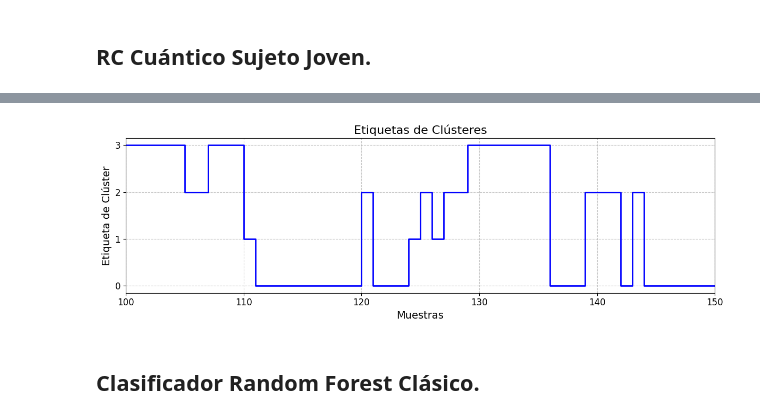
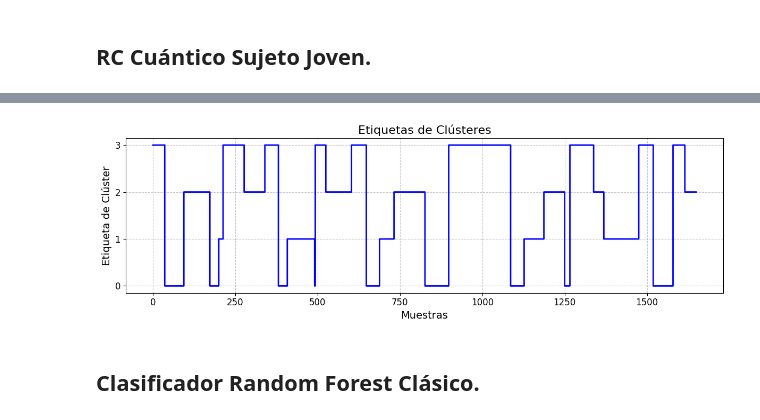
Before and after one commit to manuuuv/TFG, a Jupyter notebook: Quantum_RC_Manuel_senyales_simuladas.ipynb, the cells around one changed output, grey strips where cells are left out. Cells and saved outputs as stored; diff of their text form; code cells hidden in the pictures.

```diff
--- a/Quantum_RC_Manuel_senyales_simuladas.ipynb
+++ b/Quantum_RC_Manuel_senyales_simuladas.ipynb
@@ -122,12 +131,0 @@ plt.show()
-# %%
-# Agrupamiento (clustering)
-num_clusters = 4  # Número de clústeres
-kmeans = KMeans(n_clusters=num_clusters, random_state=0).fit(input_sequence_clasico_joven_synt.T)
-
-# Resultados
-idx_clasico_joven_synt = kmeans.labels_  # Etiquetas de los clústeres
-C = kmeans.cluster_centers_  # Centroides de los clústeres
-
-print("Centroides de los clústeres:")
-print(C)
-print(idx_clasico_joven_synt.shape)
@@ -202,7 +167,7 @@ plt.show()
 ## RC Cuántico Sujeto Joven.
 # %%
 # Definir parámetros principales
-num_qubits = 5 # hacemos uso de 5 qubits
+num_qubits = 2 # hacemos uso de 2 qubits
 num_channels = 10  # Número de canales
 
 # Dispositivo cuántico
@@ -259,7 +224,7 @@ weights_rc = (weights_rc / spectral_radius) * desired_radius
 input_series = sujeto_synt
 time_steps = input_series.shape[0]
 
-shape_qubits = 32
+shape_qubits = 4
 
 outputs = np.zeros((time_steps, shape_qubits))  # Salida esperada
 prev_output = np.zeros((shape_qubits))  # Estado anterior de salida
@@ -302,6 +267,7 @@ print(RS_cuantico_eeg_simulado_joven.shape)
 # %%
-# Aplicamos la transformada de Hilbert a los estados del reservoir.
-analytic_signal = hilbert(RS_cuantico_eeg_simulado_joven)
+# Aplicamos la transformada de Hilbert a los estados del reservoir después de aplicar un filtro pasa-banda.
+RS_filtered_cuant_simulado_joven = bandpass_filter(RS_cuantico_eeg_simulado_joven, fs, 4, 12)
+analytic_signal = hilbert(RS_filtered_cuant_simulado_joven, axis = 1)
 amplitude_envelope_eeg_simulado_joven= np.abs(analytic_signal)
 
 print(analytic_signal.shape)
@@ -372,20 +293,19 @@ plt.show()
 # %%
 idx_cuantico_simulado_joven_gmm = clustering_gmm(input_sequence_cuant_eeg_simulado_joven)
 
 plt.figure(figsize=(12, 4))
 plt.step(range(input_sequence_cuant_eeg_simulado_joven.shape[1]), idx_cuantico_simulado_joven_gmm, where='post', color='blue', linewidth=2)
 plt.title('Etiquetas de Clústeres', fontsize=16)
 plt.xlabel('Muestras', fontsize=14)
 plt.ylabel('Etiqueta de Clúster', fontsize=14)
-plt.yticks(np.arange(num_clusters))
+plt.yticks(np.arange(4))
 plt.xticks(fontsize=12)
 plt.yticks(fontsize=12)
 plt.grid(True, linestyle='--', alpha=0.7)
-plt.xlim([100,150])
 plt.tight_layout()
 plt.show()
 # %% [output]
-[figure, old version]
+[figure, new version]
 # %% [markdown]
 ## Clasificador Random Forest Clásico.
 # %%
```
Also changed, not shown: parts of 19 cells of this notebook.
